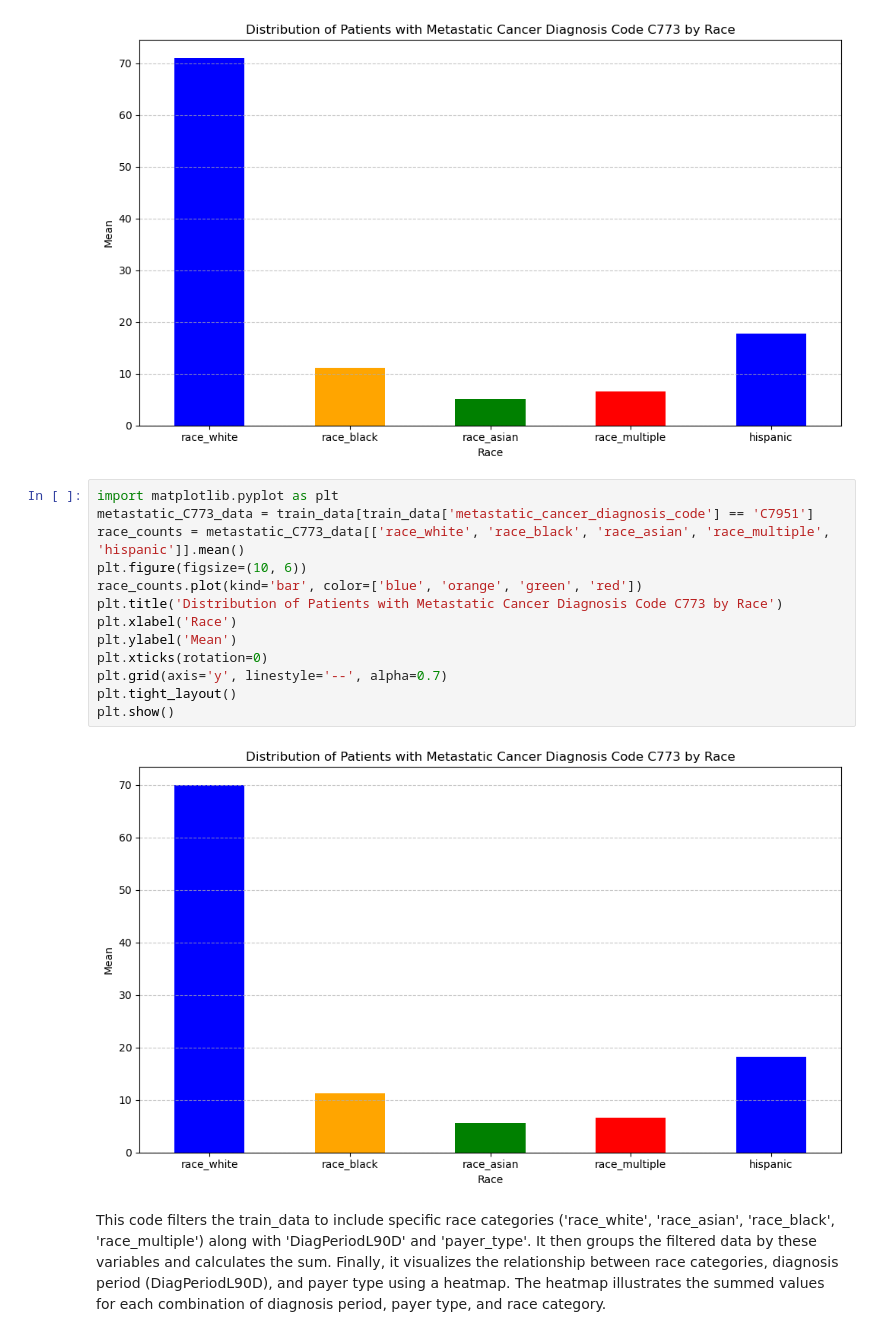
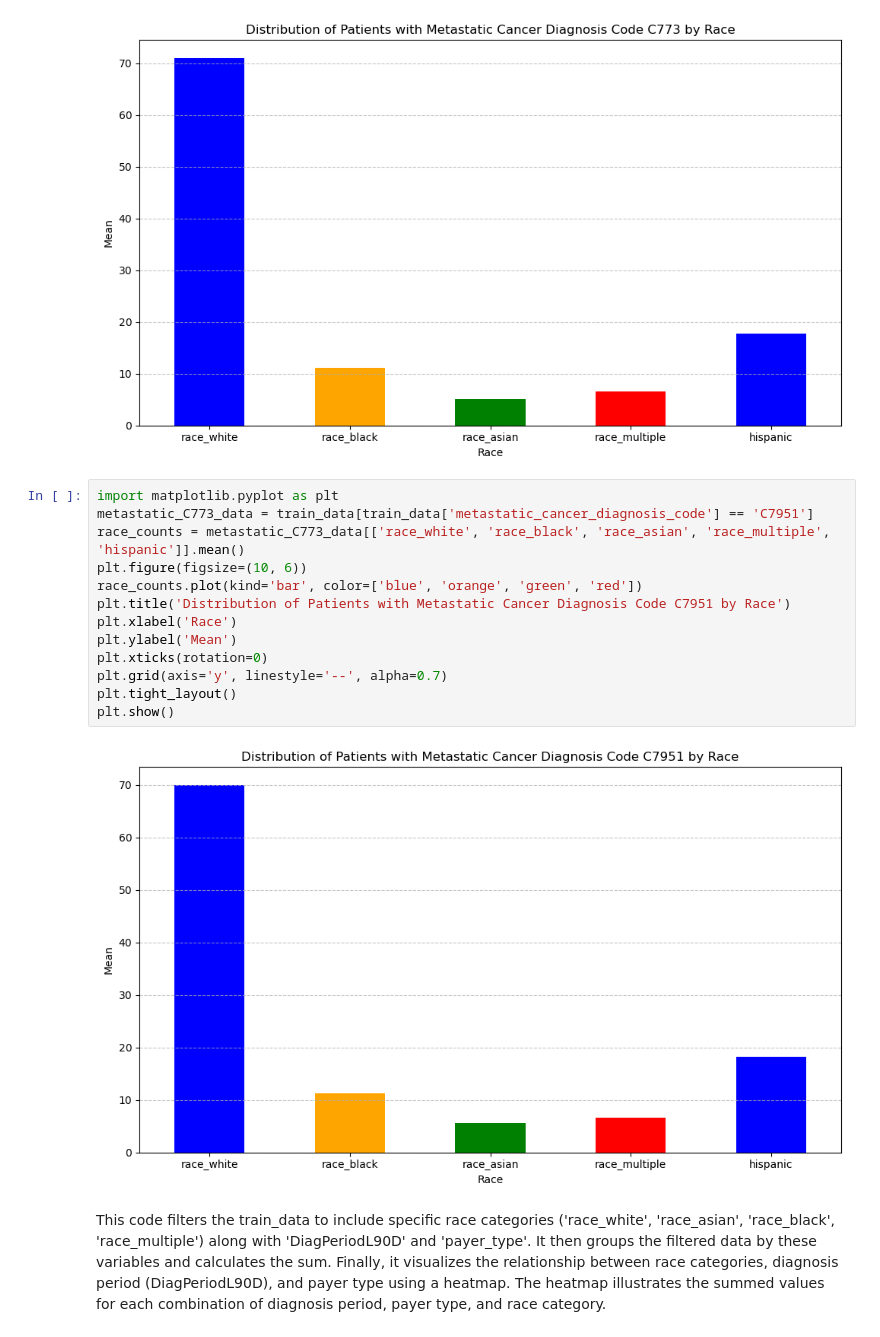
Before and after one commit to IonasAndreea/Data-Analysis_Python, a Jupyter notebook: Untitled.ipynb, the cells around one changed output. Drawn from its saved outputs; the diff is of its cells as text.

```diff
--- a/Untitled.ipynb
+++ b/Untitled.ipynb
@@ -463,18 +478,18 @@ plt.show()
 # %%
 import matplotlib.pyplot as plt
 metastatic_C773_data = train_data[train_data['metastatic_cancer_diagnosis_code'] == 'C7951']
 race_counts = metastatic_C773_data[['race_white', 'race_black', 'race_asian', 'race_multiple', 'hispanic']].mean()
 plt.figure(figsize=(10, 6))
 race_counts.plot(kind='bar', color=['blue', 'orange', 'green', 'red'])
-plt.title('Distribution of Patients with Metastatic Cancer Diagnosis Code C773 by Race')
+plt.title('Distribution of Patients with Metastatic Cancer Diagnosis Code C7951 by Race')
 plt.xlabel('Race')
 plt.ylabel('Mean')
 plt.xticks(rotation=0)
 plt.grid(axis='y', linestyle='--', alpha=0.7)
 plt.tight_layout()
 plt.show()
 # %% [output]
-[figure, old version]
+[figure, new version]
 # %% [markdown]
 This code filters the train_data to include specific race categories ('race_white', 'race_asian', 'race_black', 'race_multiple') along with 'DiagPeriodL90D' and 'payer_type'. It then groups the filtered data by these variables and calculates the sum. Finally, it visualizes the relationship between race categories, diagnosis period (DiagPeriodL90D), and payer type using a heatmap. The heatmap illustrates the summed values for each combination of diagnosis period, payer type, and race category.
 # %%
```
Also changed, not shown: parts of 1 cell of this notebook.
